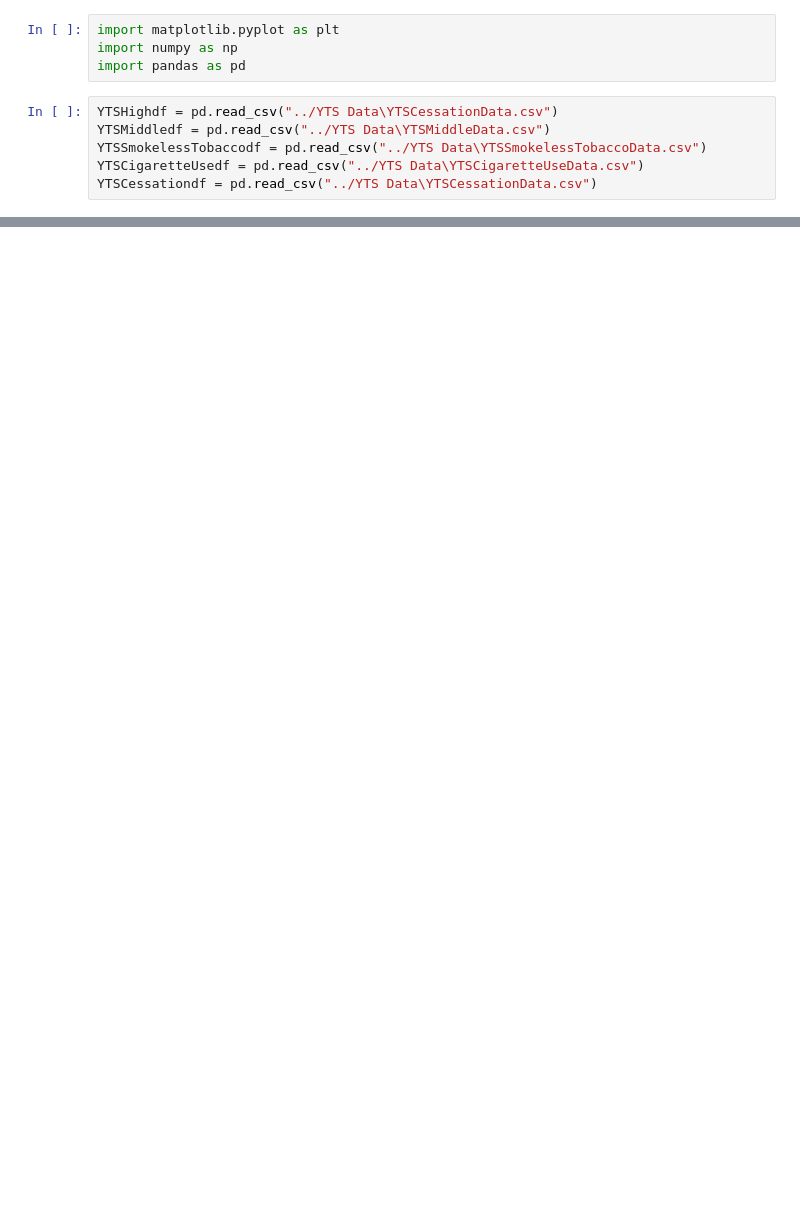
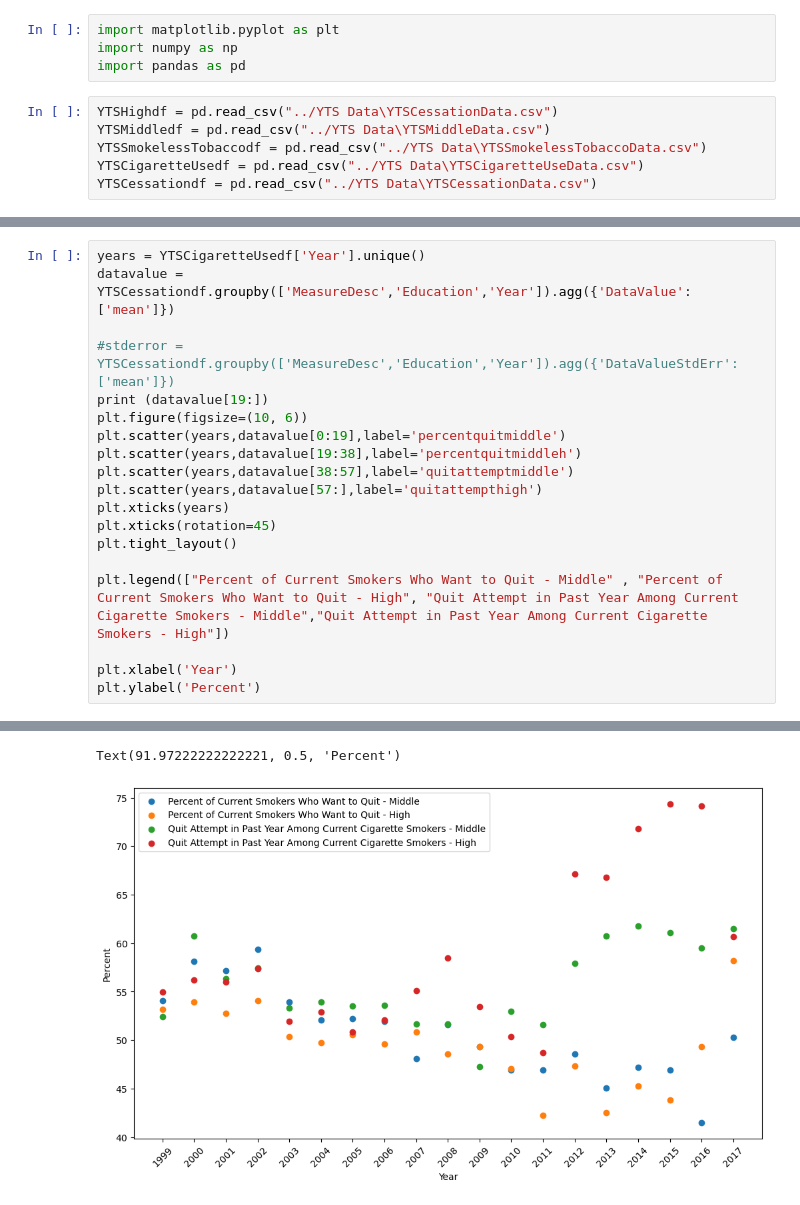
Before and after one commit to kh-bh/IntroToDSFinalProject, a Jupyter notebook: YTS Scripts/CSDS133 - Cessation Plots.ipynb, the cells around one changed output, grey strips where cells are left out. Drawn from its saved outputs; the diff is of its cells as text; blank space fills up the shorter version.

Commit message:
Cessastion and Smokeless plots

```diff
--- a/YTS Scripts/CSDS133 - Cessation Plots.ipynb
+++ b/YTS Scripts/CSDS133 - Cessation Plots.ipynb
@@ -34 +51,21 @@ Text(91.97222222222221, 0.5, 'Percent')
 [figure]
+# %%
+years = YTSCigaretteUsedf['Year'].unique()
+datavalue = YTSCessationdf.groupby(['MeasureDesc','Education','Year']).agg({'DataValue': ['mean']})
+
+#stderror = YTSCessationdf.groupby(['MeasureDesc','Education','Year']).agg({'DataValueStdErr': ['mean']})
+print (datavalue[19:])
+plt.figure(figsize=(10, 6))
+plt.scatter(years,datavalue[0:19],label='percentquitmiddle')
+plt.scatter(years,datavalue[19:38],label='percentquitmiddleh')
+plt.scatter(years,datavalue[38:57],label='quitattemptmiddle')
+plt.scatter(years,datavalue[57:],label='quitattempthigh')
+plt.xticks(years)
+plt.xticks(rotation=45)
+plt.tight_layout()
+
+plt.legend(["Percent of Current Smokers Who Want to Quit - Middle" , "Percent of Current Smokers Who Want to Quit - High", "Quit Attempt in Past Year Among Current Cigarette Smokers - Middle","Quit Attempt in Past Year Among Current Cigarette Smokers - High"])
+
+plt.xlabel('Year')
+plt.ylabel('Percent')
+# %% [output]
@@ -34,0 +89,2 @@ Text(91.97222222222221, 0.5, 'Percent')
+Text(91.97222222222221, 0.5, 'Percent')
+[figure, added]
```
Also changed, not shown: parts of 2 cells of this notebook, 1 other file.
